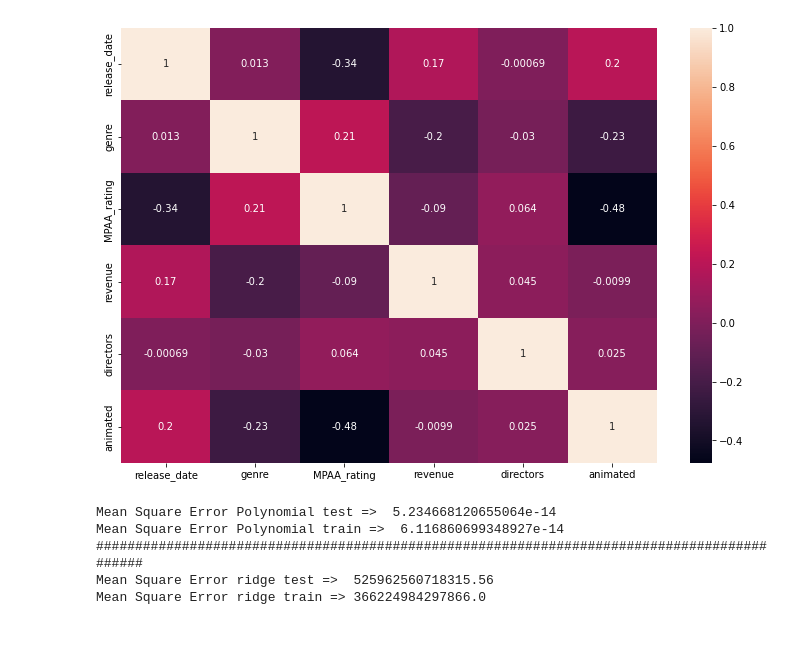
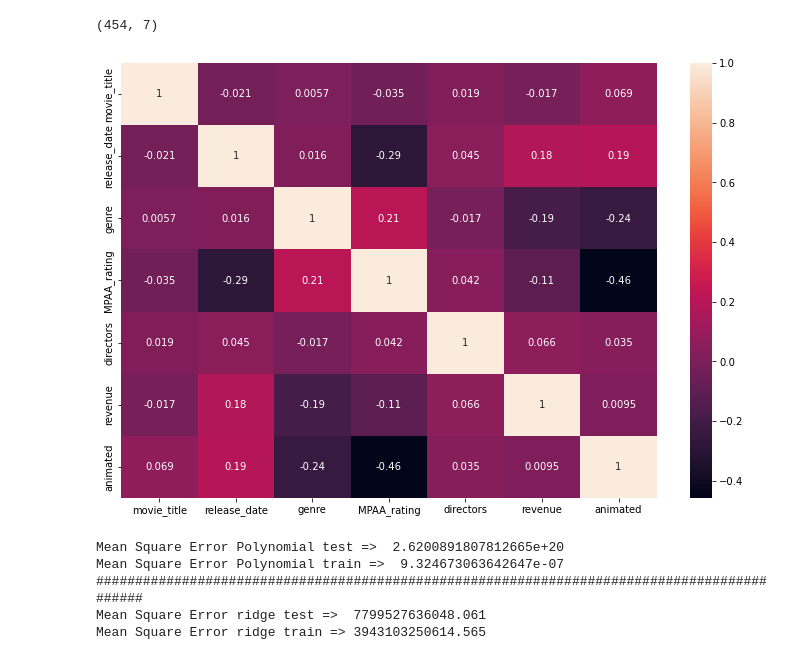
Before and after one commit to adhamali450/movie_revenue_prediction, a Jupyter notebook: trial.ipynb, the cells around one changed output. Drawn from its saved outputs; the diff is of its cells as text; code cells hidden in the pictures.

Commit message:
fixed the data

```diff
--- a/trial.ipynb
+++ b/trial.ipynb
@@ -20,14 +20,15 @@ def Feature_Encoder(X,cols):
     return X
 
 
-data = pd.read_csv('datasets')
+data = pd.read_csv('datasets/[MERGED-COMPLETE]movies_revenue.csv')
 
 #data cleaning
 data.dropna(how='any',inplace=True)
+data.drop(data.index[data['directors'] == 'Unknown'],inplace=True)
 data['revenue'] = data['revenue'].str[1:].str.replace(',','').astype("float32").astype("int32")
 data['release_date'] = pd.to_datetime(data['release_date'])
 data['release_date'] = data['release_date'].view('int64')
-
+print(data.shape)
 cols=('movie_title','genre','MPAA_rating','directors', 'animated')
 data = Feature_Encoder(data,cols)
 
@@ -40,7 +41,7 @@ movie_data = data.iloc[:,:]
 corr = movie_data.corr()
 
 
-top_feature = corr.index[abs(corr['revenue']) > 0.009]
+top_feature = corr.index[abs(corr['revenue']) > 0.001]
 # Correlation plot
 plt.subplots(figsize=(12, 8))
 top_corr = movie_data[top_feature].corr()
@@ -52,40 +53,41 @@ X = X[top_feature]
 #feature scaling
 scaler = StandardScaler()
 X = scaler.fit_transform(X)
 
 
-X_train, X_test, y_train, y_test = train_test_split(X, Y, test_size = 0.40,shuffle=True,random_state=42)
+X_train, X_test, y_train, y_test = train_test_split(X, Y, test_size = 0.20,shuffle=True,random_state=10)
 
-poly_features = PolynomialFeatures(degree=2)
+poly_features = PolynomialFeatures(degree=6)
 
 # transforms the existing features to higher degree features.
 X_train_poly = poly_features.fit_transform(X_train)
 
 # fit the transformed features to Linear Regression
 poly_model = linear_model.LinearRegression()
 poly_model.fit(X_train_poly, y_train)
 
 # predicting on test data-set
 prediction = poly_model.predict(poly_features.fit_transform(X_test))
 prediction2 = poly_model.predict(poly_features.fit_transform(X_train))
 
 print('Mean Square Error Polynomial test => ', metrics.mean_squared_error(y_test, prediction))
 print('Mean Square Error Polynomial train => ', metrics.mean_squared_error(y_train, prediction2))
 print("############################################################################################")
 
 
-rdg = Ridge(alpha = 0.1 , normalize = True)
+rdg = Ridge(alpha = 0.01 , normalize = True)
 rdg.fit(X, Y)
 prediction3 = rdg.predict(X_test)
 print('Mean Square Error ridge test => ', metrics.mean_squared_error(y_test, prediction3))
 
 prediction3 = rdg.predict(X_train)
 print('Mean Square Error ridge train =>', metrics.mean_squared_error(y_train, prediction3))
 # %% [output]
+(454, 7)
-[figure, old version]
+[figure, new version]
-Mean Square Error Polynomial test =>  5.234668120655064e-14
-Mean Square Error Polynomial train =>  6.116860699348927e-14
-############################################################################################
-Mean Square Error ridge test =>  525962560718315.56
-Mean Square Error ridge train => 366224984297866.0
+Mean Square Error Polynomial test =>  2.6200891807812665e+20
+Mean Square Error Polynomial train =>  9.324673063642647e-07
+############################################################################################
+Mean Square Error ridge test =>  7799527636048.061
+Mean Square Error ridge train => 3943103250614.565
 # %%
```
Also changed, not shown: parts of 1 cell of this notebook, 3 other files.
